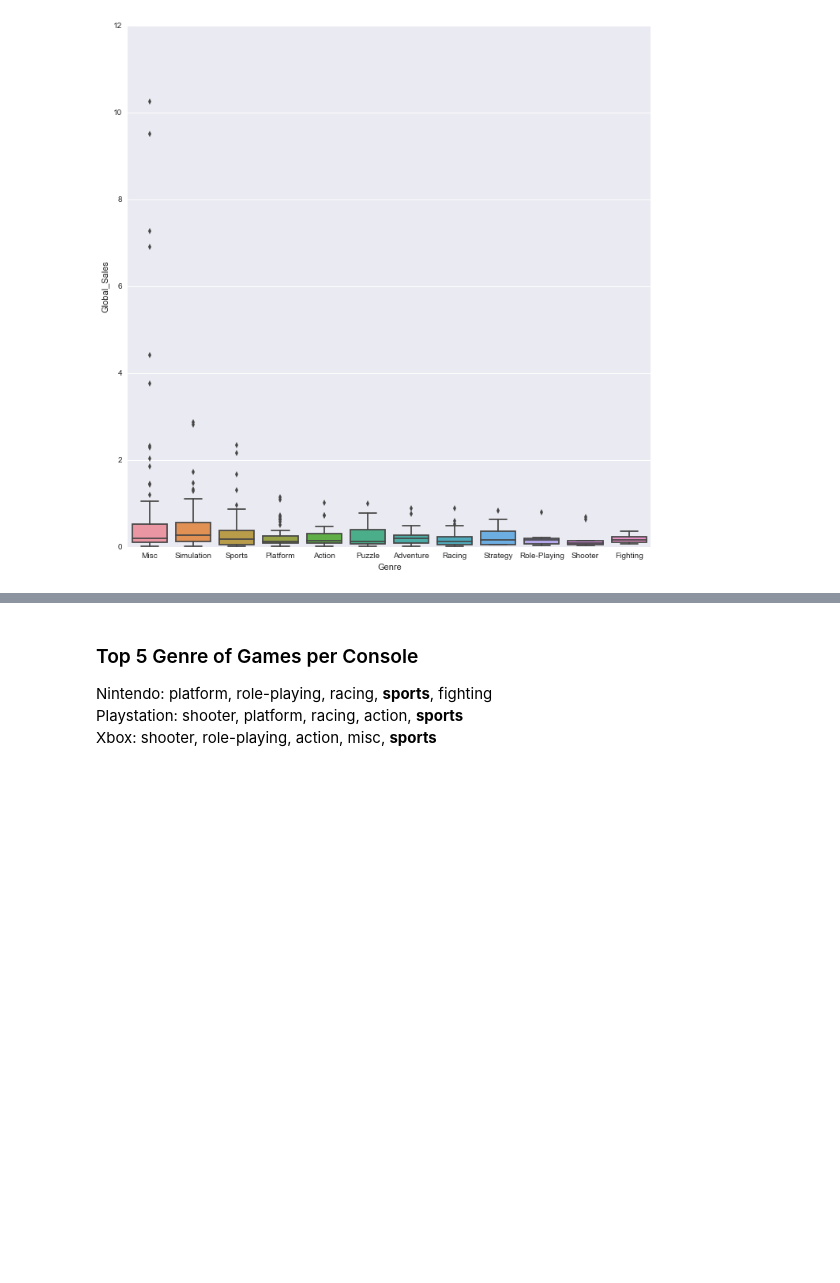
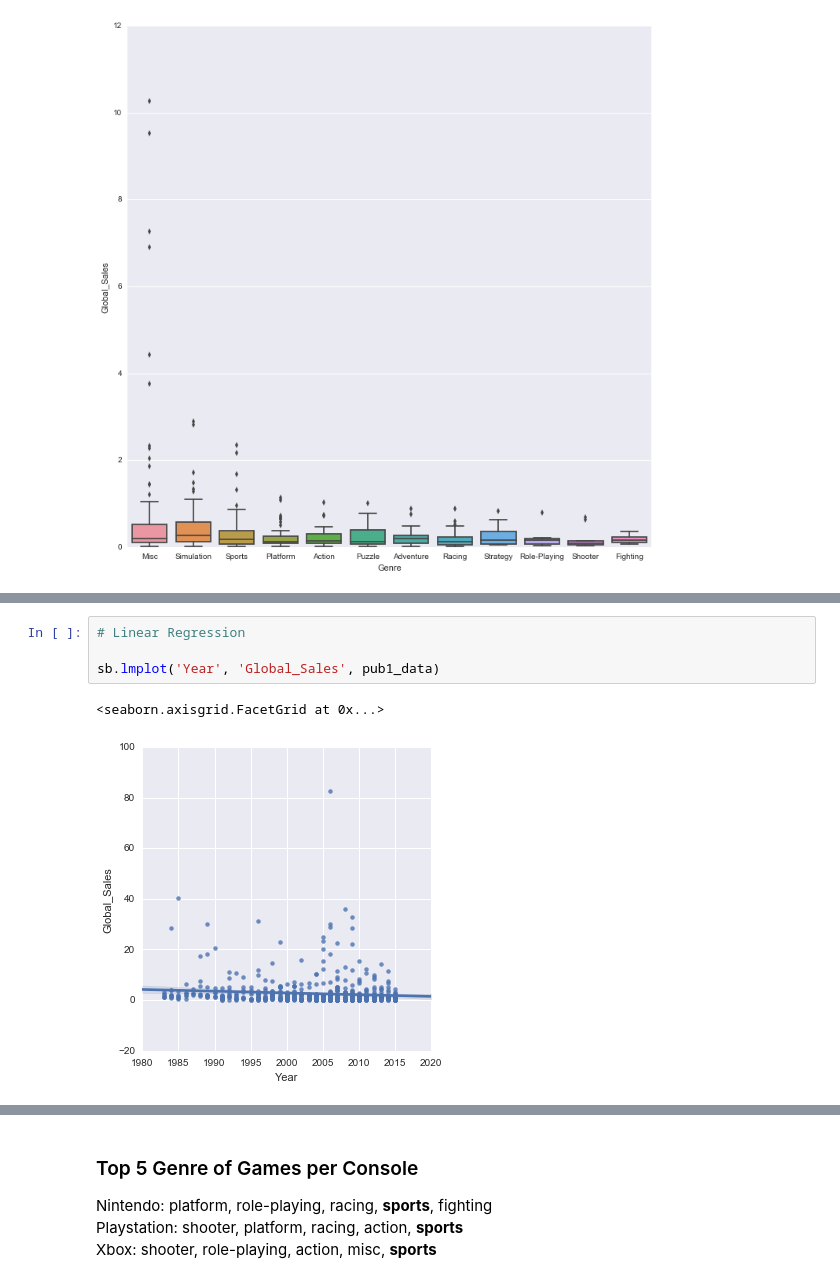
Before and after one commit to itssue/GA_DS, a Jupyter notebook: Final_Project/Final_Project_PRESENTATION.ipynb, the cells around one changed output, grey strips where cells are left out. Drawn from its saved outputs; the diff is of its cells as text; blank space fills up the shorter version.

```diff
--- a/Final_Project/Final_Project_PRESENTATION.ipynb
+++ b/Final_Project/Final_Project_PRESENTATION.ipynb
@@ -342,0 +345,7 @@ dtype('float64')
+# %%
+# Linear Regression
+
+sb.lmplot('Year', 'Global_Sales', pub1_data)
+# %% [output]
+<seaborn.axisgrid.FacetGrid at 0x...>
+[figure, added]
```
Also changed, not shown: parts of 19 cells of this notebook, 2 other files.
